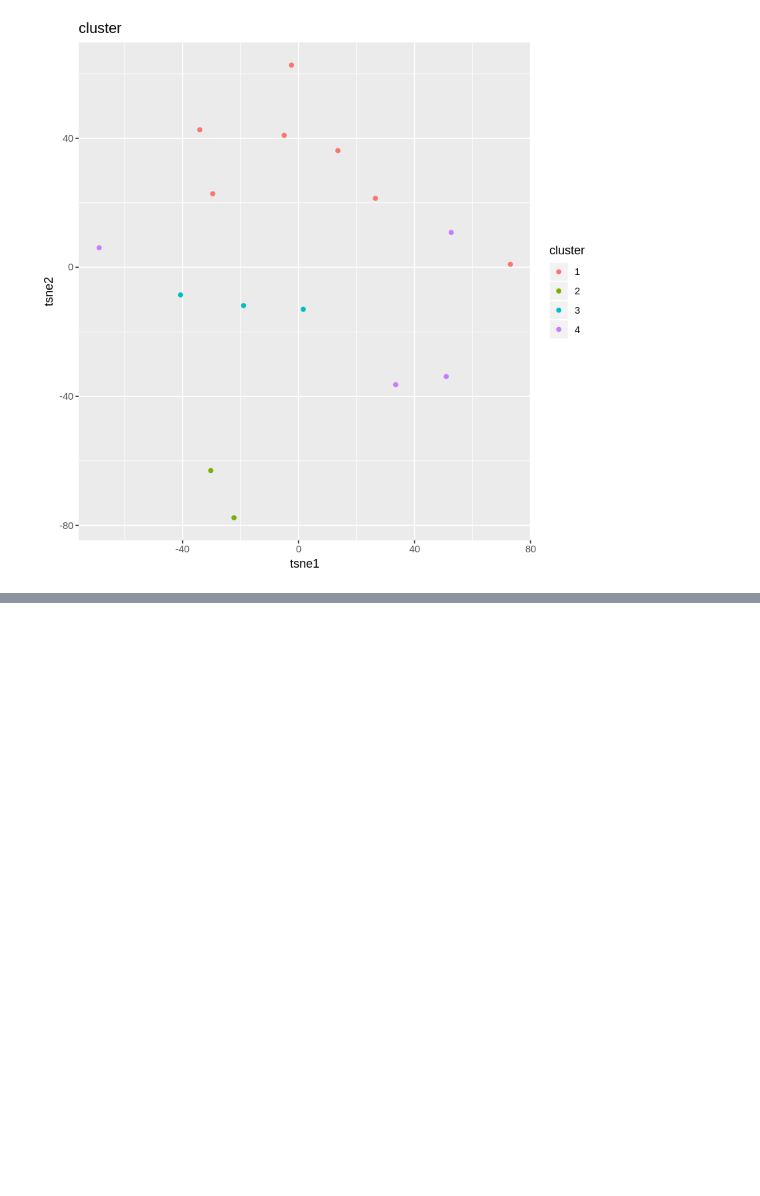
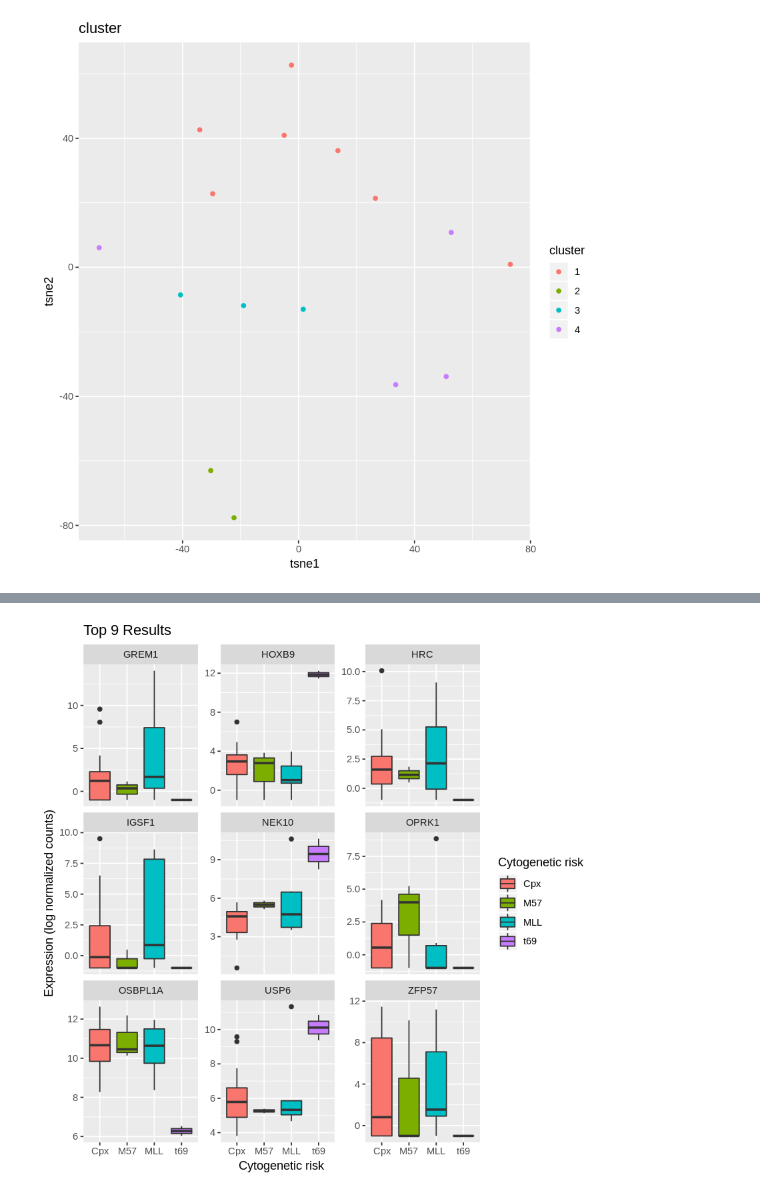
Before and after one commit to SafiaSafa/AYA_project, a Jupyter notebook: AYA_DE_analysis_SELECTED.ipynb, the cells around one changed output, grey strips where cells are left out. Saved outputs shown, nothing was run; the diff lists cells and outputs as text; code cells hidden in the pictures; blank space fills up the shorter version.

Commit message:
DE subgroup adverse

```diff
--- a/AYA_DE_analysis_SELECTED.ipynb
+++ b/AYA_DE_analysis_SELECTED.ipynb
@@ -1054,0 +1016,89 @@ print(ClustPlot + ggtitle("cluster"))
+# %%
+complex = row.names(API_Adv[which(unfactor(API_Adv$cytogenetic_subgroup)==count_Adv_subgroup$cytogenetic_subgroup[1]),])
+
+mll = row.names(API_Adv[which(unfactor(API_Adv$cytogenetic_subgroup)==count_Adv_subgroup$cytogenetic_subgroup[3]),])
+
+m5_m7 = row.names(API_Adv[which(unfactor(API_Adv$cytogenetic_subgroup)==count_Adv_subgroup$cytogenetic_subgroup[4]),])
+
+m17 = row.names(API_Adv[which(unfactor(API_Adv$cytogenetic_subgroup)==count_Adv_subgroup$cytogenetic_subgroup[5]),])
+
+t6_9 = row.names(API_Adv[which(unfactor(API_Adv$cytogenetic_subgroup)==count_Adv_subgroup$cytogenetic_subgroup[6]),])
+# %%
+read_count = read.table("/home/safia/Documents/AYA/genes_readcount.annotated.xls", header = T, sep="\t")
+
+read_count<- data.frame(read_count[,-1], row.names=read_count[,1])
+read_count = read_count[-c(1:4),]
+read_count = read_count[,-c(582:585)]
+names(read_count) = substring(names(read_count),8)
+# %%
+mll = substring(mll,2)
+count_mll = read_count[,mll]
+colnames(count_mll) = paste("MLL", colnames(count_mll), sep = "_")
+
+complex = substring(complex,2)
+count_complex = read_count[,complex]
+colnames(count_complex) = paste("Cpx", colnames(count_complex), sep = "_")
+
+
+m5_m7 = substring(m5_m7,2)
+count_m5_m7 = read_count[,m5_m7]
+colnames(count_m5_m7) = paste("M57", colnames(count_m5_m7), sep = "_")
+
+
+t6_9 = substring(t6_9,2)
+count_t6_9 = read_count[,t6_9]
+colnames(count_t6_9) = paste("t69", colnames(count_t6_9), sep = "_")
+
+
+
+df_IF = cbind(count_complex,count_mll,count_m5_m7,count_t6_9)
+
+
+samples_IF <- data.frame(groups = substr(colnames(df_IF), 1, 3))
+
+
+ds_IF <- DESeqDataSetFromMatrix(countData=df_IF, colData=samples_IF, design=~groups)
+colnames(ds_IF) <- colnames(counts)
+ds_IF <-DESeq(ds_IF)
+res_IF <- results(ds_IF)
+
+
+res <- results(ds_IF, tidy=TRUE) %>%
+  arrange(padj, pvalue) %>%
+  tbl_df()
+head(res)
+
+goi <- res$row[1:9]
+stopifnot(all(goi %in% names(ds_IF)))
+
+
+tcounts <- t(log2((counts(ds_IF[goi, ], normalized=TRUE, replaced=FALSE)+.5))) %>%
+  merge(colData(ds_IF), ., by="row.names") %>%
+  gather(gene, expression, (ncol(.)-length(goi)+1):ncol(.))
+
+head(tcounts)
+
+
+mart <- useDataset("hsapiens_gene_ensembl", useMart("ensembl"))
+genes <- tcounts$gene
+genes <- gsub("\\..*","",genes )
+G_list <- getBM(filters= "ensembl_gene_id", attributes= c("ensembl_gene_id",
+"hgnc_symbol"),values=genes,mart= mart)
+for (i in 1:length(genes)){
+    if (genes[i] %in% G_list$ensembl_gene_id){
+        a = G_list[G_list$ensembl_gene_id == genes[i],]$hgnc_symbol
+        if (a != ""){
+            tcounts$gene[i] = a
+        }
+
+    }
+}
+
+ggplot(tcounts, aes(groups, expression, fill=groups)) +
+  geom_boxplot() +
+  facet_wrap(~gene, scales="free_y") +
+  labs(x="Cytogenetic risk",
+       y="Expression (log normalized counts)",
+       fill="Cytogenetic risk",
+       title="Top 9 Results")
+# %% [output]
@@ -1054,0 +1130 @@ print(ClustPlot + ggtitle("cluster"))
+[figure, added]
```
Also changed, not shown: parts of 15 cells of this notebook.
